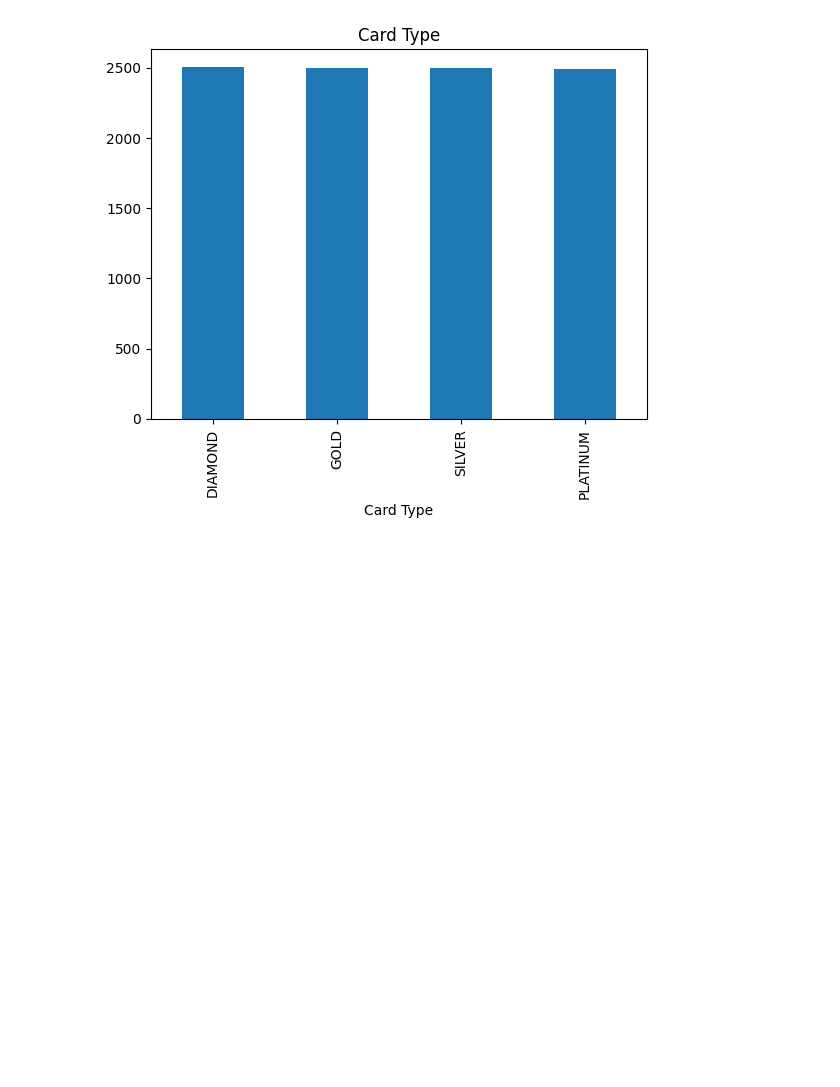
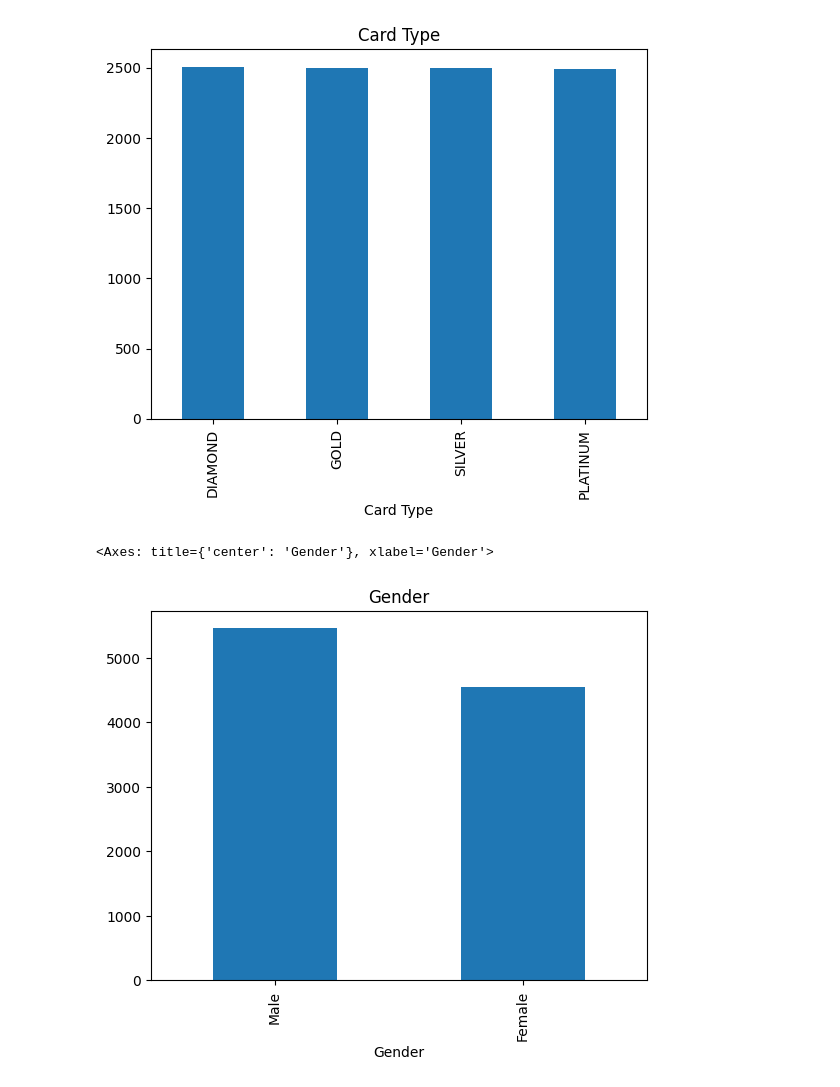
Before and after one commit to JJuliaLopezR/Resolucion_churn_kaggle, a Jupyter notebook: Proyecto.ipynb, the cells around one changed output. Drawn from its saved outputs; the diff is of its cells as text; code cells hidden in the pictures; blank space fills up the shorter version.

```diff
--- a/Proyecto.ipynb
+++ b/Proyecto.ipynb
@@ -138,7 +153,8 @@ titanic_corr(supdata)
 # %% [output]
 [figure]
 # %%
-data=data.drop("Complain",axis=1)
+
+data = data.drop(["RowNumber", "CustomerId", "Surname", "Complain"], axis=1)
 # %%
 plt.title("Geography")
 data.Geography.value_counts().plot(kind='bar')
@@ -168,3 +184,10 @@ df.value_counts().plot(kind='bar')
 # %% [output]
 <Axes: title={'center': 'Card Type'}, xlabel='Card Type'>
 [figure]
+# %%
+df=data["Gender"]
+plt.title("Gender")
+df.value_counts().plot(kind='bar')
+# %% [output]
+<Axes: title={'center': 'Gender'}, xlabel='Gender'>
+[figure, added]
```
Also changed, not shown: parts of 11 cells of this notebook, 1 other file.
